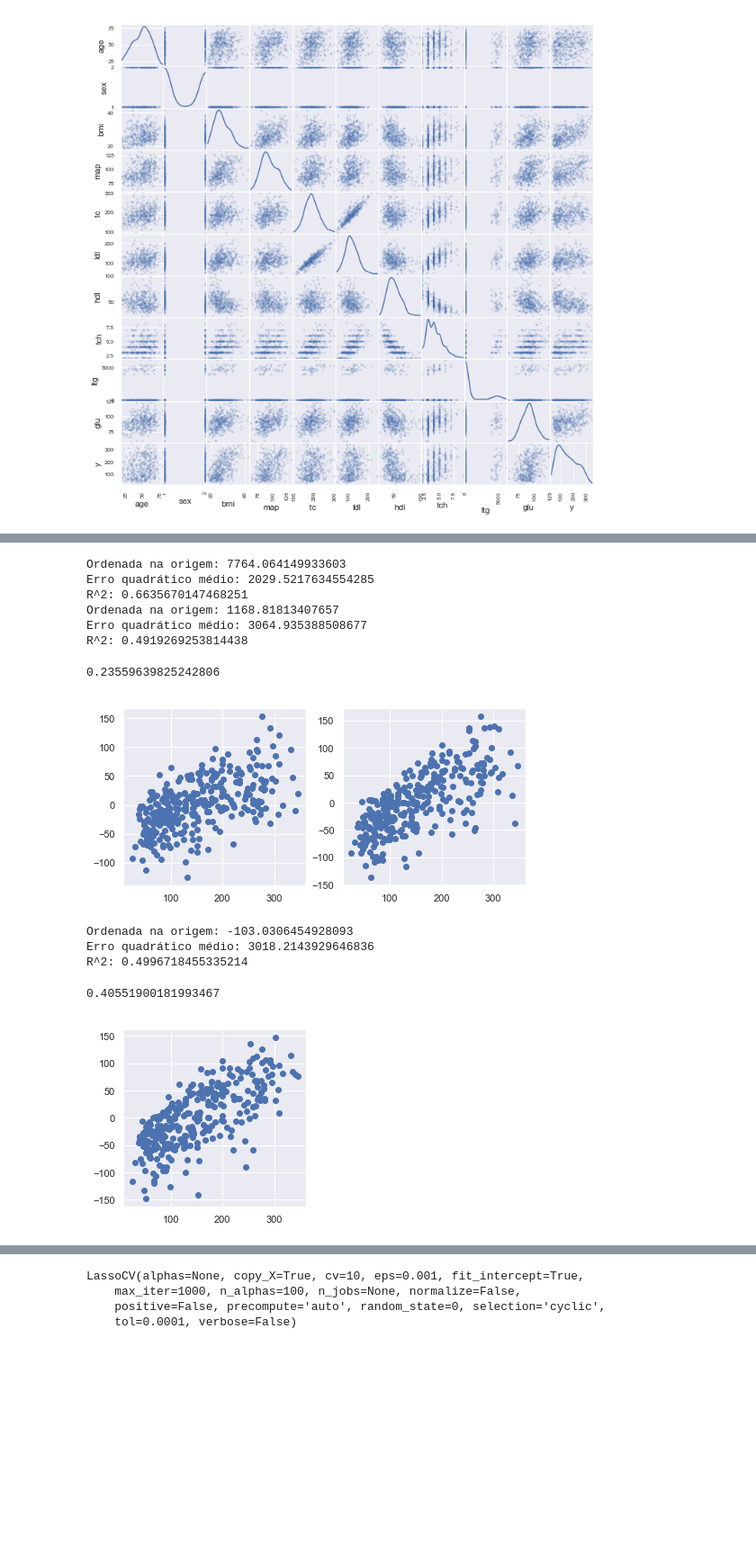
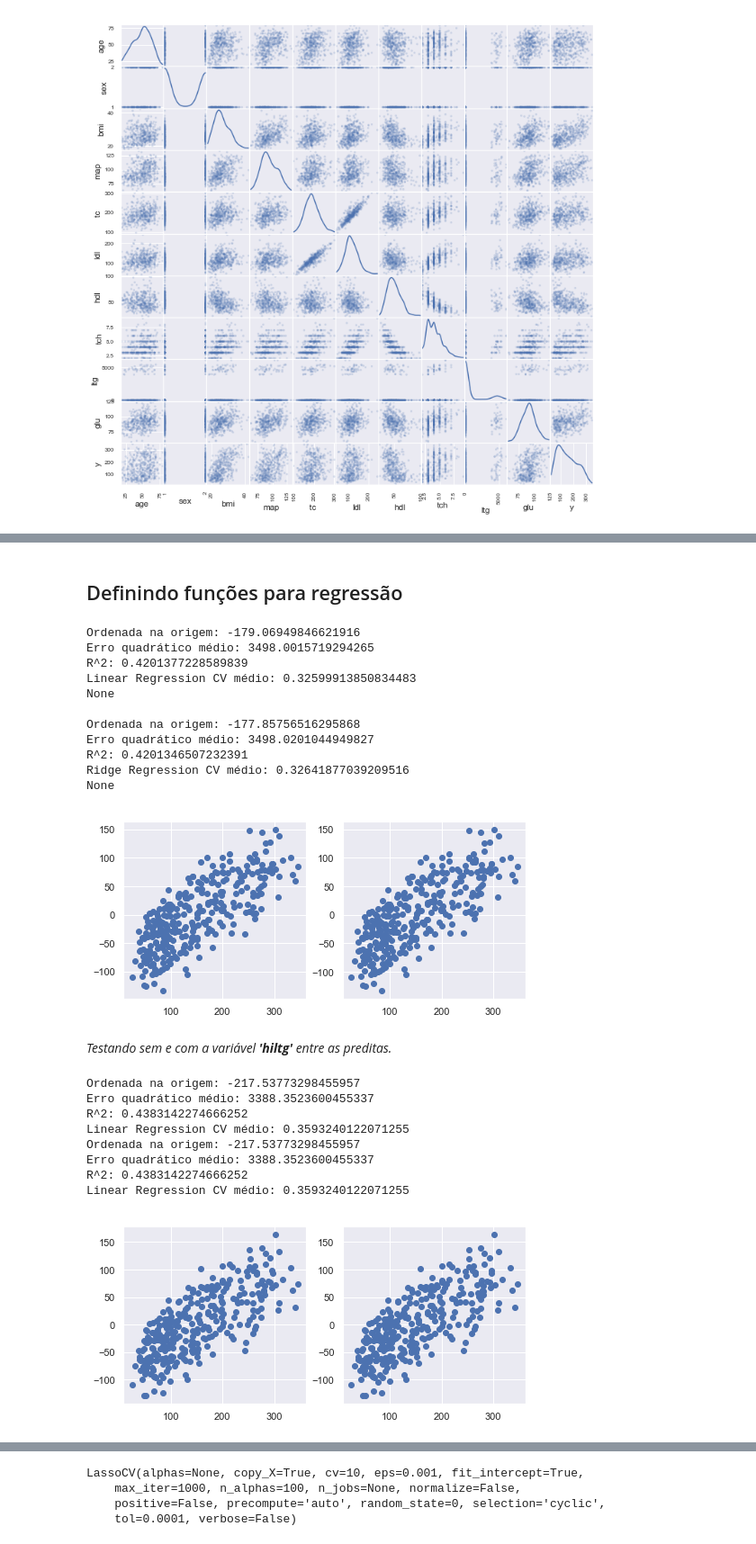
Before and after one commit to prbronze/MCZA015-13, a Jupyter notebook: Diabetes and Regression.ipynb, the cells around one changed output, grey strips where cells are left out. Shown at 90% size. Cells and saved outputs as stored; diff of their text form; code cells hidden in the pictures; blank space fills up the shorter version.

Commit message:
create hiltg,test manually one variable models

```diff
--- a/Diabetes and Regression.ipynb
+++ b/Diabetes and Regression.ipynb
@@ -104,0 +113,5 @@ _Sex is extremely low correlated to the outcome while is correlated to hdl negat
+# %%
+df['hiltg'] = 0
+for rw in range(df.shape[0]):
+    if df['ltg'][rw]> 1000:
+        df['hiltg'][rw] = 1
@@ -105,3 +138,5 @@ _Sex is extremely low correlated to the outcome while is correlated to hdl negat
+# %% [markdown]
+## Definindo funções para regressão
 # %%
 def poly_reg(DATA,degree,columns):
     X_train,X_test,y_train,y_test = train_test_split(
@@ -114,13 +149,6 @@ def poly_reg(DATA,degree,columns):
     poli_model = LinearRegression(fit_intercept=True)
     poli_model.fit(x_poli, y_train)
 
-    #ele não consegue fittar no modelo pois só tem '1 dimensão', não 10 como o dataset original.
-    #xbase = np.linspace(0, 10, 1000)
-    #xfit = poli.fit_transform(xbase[:,np.newaxis])
-    #yfit = poli_model.predict(xfit)
-    #plt.plot(xbase, yfit);
-
-    #print("Coeficientes:      ", poli_model.coef_)
     print("Ordenada na origem:", poli_model.intercept_)
     print("Erro quadrático médio:", mean_squared_error(y_train, poli_model.predict(x_poli)))
     print("R^2:", r2_score(y_train, poli_model.predict(x_poli)))
@@ -131,9 +159,8 @@ def poly_reg(DATA,degree,columns):
 
     residuos = y_train - poli_model.predict(x_poli)
     plt.scatter(y_train, residuos)
-
-
-    return np.mean(eval_score)
+    print('Linear Regression CV médio:',np.mean(eval_score))
+    return
 # %%
 def ridge_reg(data,deg,cols):
     X_train,X_test,y_train,y_test = train_test_split(
@@ -164,29 +187,38 @@ def ridge_reg(data,deg,cols):
 # %%
 plt.figure(figsize=(8,8))
 plt.subplot(221)
-poly_reg(df,3,df.columns.difference(['ltg','sex','ldl','y']))
+print(poly_reg(df,1,df.columns.difference(['ltg','sex','ldl','y'])),'\n')
 
 plt.subplot(222)
-poly_reg(df,2,df.columns.difference(['ltg','sex','ldl','y']))
+print(ridge_reg(df,1,df.columns.difference(['ltg','sex','ldl','y'])))
 # %% [output]
-Ordenada na origem: 7764.064149933603
-Erro quadrático médio: 2029.5217634554285
-R^2: 0.6635670147468251
-Ordenada na origem: 1168.81813407657
-Erro quadrático médio: 3064.935388508677
-R^2: 0.4919269253814438
+Ordenada na origem: -179.06949846621916
+Erro quadrático médio: 3498.0015719294265
+R^2: 0.4201377228589839
+Linear Regression CV médio: 0.32599913850834483
+None
+
+Ordenada na origem: -177.85756516295868
+Erro quadrático médio: 3498.0201044949827
+R^2: 0.4201346507232391
+Ridge Regression CV médio: 0.32641877039209516
+None
-0.23559639825242806
-[figure, old version]
+[figure, new version]
+# %% [markdown]
+*Testando sem e com a variável **'hiltg'** entre as preditas.*
 # %%
 plt.figure(figsize=(8,8))
 plt.subplot(221)
-ridge_reg(df,1,df.columns.difference(['y']))
-
-#plt.subplot(222)
-#ridge_reg(df,3,df.columns.difference(['y']))
+poly_reg(df,1,df.columns.difference(['age','hiltg','sex','tc ','ltg','y'])) #sem hiltg
+plt.subplot(222)
+poly_reg(df,1,df.columns.difference(['age','sex','tc ','ltg','y'])) #com hiltg
 # %% [output]
-Ordenada na origem: -103.0306454928093
-Erro quadrático médio: 3018.2143929646836
-R^2: 0.4996718455335214
+Ordenada na origem: -217.53773298455957
+Erro quadrático médio: 3388.3523600455337
+R^2: 0.4383142274666252
+Linear Regression CV médio: 0.3593240122071255
+Ordenada na origem: -217.53773298455957
+Erro quadrático médio: 3388.3523600455337
+R^2: 0.4383142274666252
+Linear Regression CV médio: 0.3593240122071255
-0.40551900181993467
-[figure, old version]
+[figure, new version]
```
Also changed, not shown: parts of 20 cells of this notebook.
